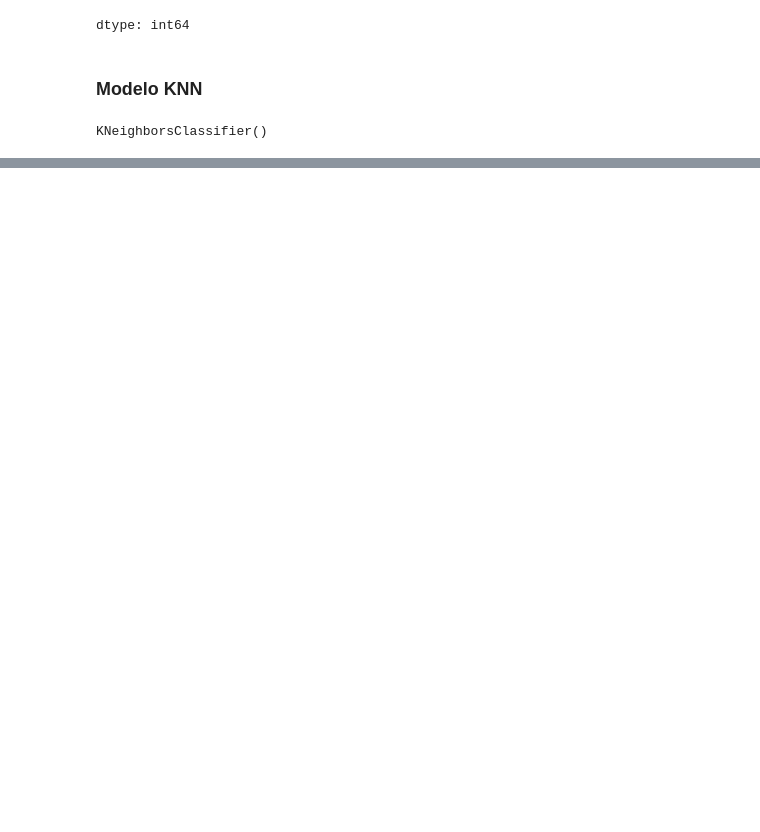
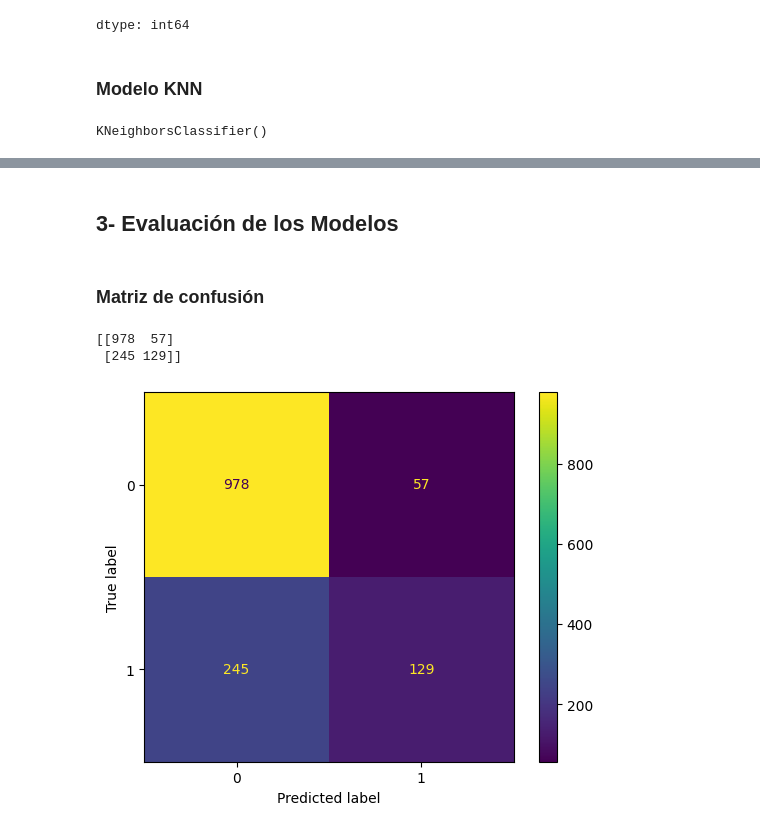
Before and after one commit to Karl-Sancho/challenge3-data-science-LATAM, a Jupyter notebook: TelecomX_LATAM_Parte_2.ipynb, the cells around one changed output, grey strips where cells are left out. Saved outputs shown, nothing was run; the diff lists cells and outputs as text; code cells hidden in the pictures; blank space fills up the shorter version.

```diff
--- a/TelecomX_LATAM_Parte_2.ipynb
+++ b/TelecomX_LATAM_Parte_2.ipynb
@@ -390,0 +405,4 @@ La exactitud del modelo knn: 0.7553241836251775
+# %% [markdown]
+## 3- Evaluación de los Modelos
+# %% [markdown]
+### Matriz de confusión
@@ -390,0 +411,7 @@ La exactitud del modelo knn: 0.7553241836251775
+# %%
+y_previsto = modelo_arbol.predict(X_val)
+matriz_confusion = confusion_matrix(y_val, y_previsto)
+print(matriz_confusion)
+# %% [output]
+[[978  57]
+ [245 129]]
@@ -390,0 +420,5 @@ La exactitud del modelo knn: 0.7553241836251775
+# %%
+visualizacion = ConfusionMatrixDisplay(confusion_matrix= matriz_confusion,display_labels=['No Chur', 'Chur'])
+visualizacion.plot();
+# %% [output]
+[figure, added]
```
Also changed, not shown: parts of 14 cells of this notebook.
